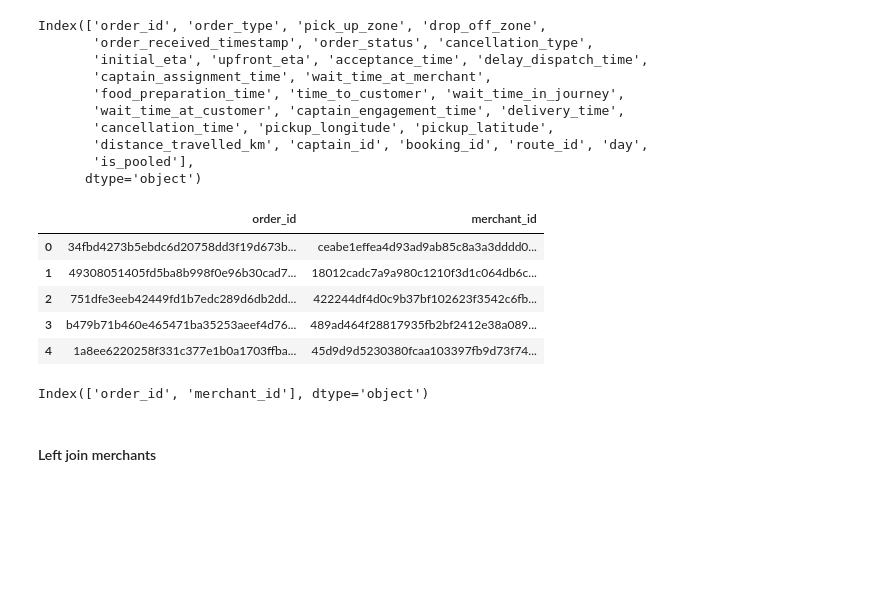
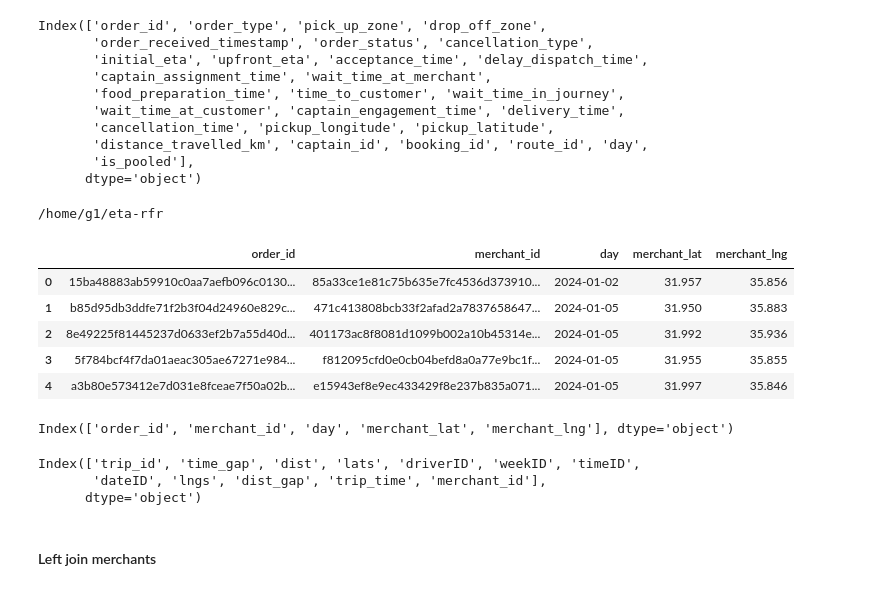
Before and after one commit to nadabadawi/eta-rfr, a Jupyter notebook: careem_rfr_v2.1.ipynb, the cells around one changed output. Saved outputs shown, nothing was run; the diff lists cells and outputs as text; code cells hidden in the pictures; blank space fills up the shorter version.

```diff
--- a/careem_rfr_v2.1.ipynb
+++ b/careem_rfr_v2.1.ipynb
@@ -95,22 +95,37 @@ def load_data(directory):
     data = [pd.read_csv(file) for file in files]
     # Concatenate the data into a single DataFrame
     return pd.concat(data, ignore_index=True)
+# %%
+os.chdir('../')
+print(os.getcwd())
+# %% [output]
+/home/g1/eta-rfr
+# %%
+# Load merachant data
+merch_file_path = 'merchants_csv/order_merchant_id_anon.csv'
+merchants_df = pd.read_csv(merch_file_path)
 # %%
-merchants_df = load_data('merchants_csv')
+# merchants_df = load_data('merchants_csv')
 merchants_df.head()
 # %% [output]
-|  | order_id | merchant_id |
-| 0 | 34fbd4273b5ebdc6d20758dd3f19d673b... | ceabe1effea4d93ad9ab85c8a3a3dddd0... |
-| 1 | 49308051405fd5ba8b998f0e96b30cad7... | 18012cadc7a9a980c1210f3d1c064db6c... |
-| 2 | 751dfe3eeb42449fd1b7edc289d6db2dd... | 422244df4d0c9b37bf102623f3542c6fb... |
-| 3 | b479b71b460e465471ba35253aeef4d76... | 489ad464f28817935fb2bf2412e38a089... |
-| 4 | 1a8ee6220258f331c377e1b0a1703ffba... | 45d9d9d5230380fcaa103397fb9d73f74... |
+|  | order_id | merchant_id | day | merchant_lat | merchant_lng |
+| 0 | 15ba48883ab59910c0aa7aefb096c0130... | 85a33ce1e81c75b635e7fc4536d373910... | 2024-01-02 | 31.957 | 35.856 |
+| 1 | b85d95db3ddfe71f2b3f04d24960e829c... | 471c413808bcb33f2afad2a7837658647... | 2024-01-05 | 31.950 | 35.883 |
+| 2 | 8e49225f81445237d0633ef2b7a55d40d... | 401173ac8f8081d1099b002a10b45314e... | 2024-01-05 | 31.992 | 35.936 |
+| 3 | 5f784bcf4f7da01aeac305ae67271e984... | f812095cfd0e0cb04befd8a0a77e9bc1f... | 2024-01-05 | 31.955 | 35.855 |
+| 4 | a3b80e573412e7d031e8fceae7f50a02b... | e15943ef8e9ec433429f8e237b835a071... | 2024-01-05 | 31.997 | 35.846 |
 # %%
 # merchants_df.rename(columns={'order_id': 'trip_id'}, inplace=True)
 # %%
 merchants_df.columns
 # %% [output]
-Index(['order_id', 'merchant_id'], dtype='object')
+Index(['order_id', 'merchant_id', 'day', 'merchant_lat', 'merchant_lng'], dtype='object')
+# %%
+df.columns
+# %% [output]
+Index(['trip_id', 'time_gap', 'dist', 'lats', 'driverID', 'weekID', 'timeID',
+       'dateID', 'lngs', 'dist_gap', 'trip_time', 'merchant_id'],
+      dtype='object')
 # %% [markdown]
 #### Left join merchants
 # %%
```
Also changed, not shown: parts of 8 cells of this notebook, 9 other files.
